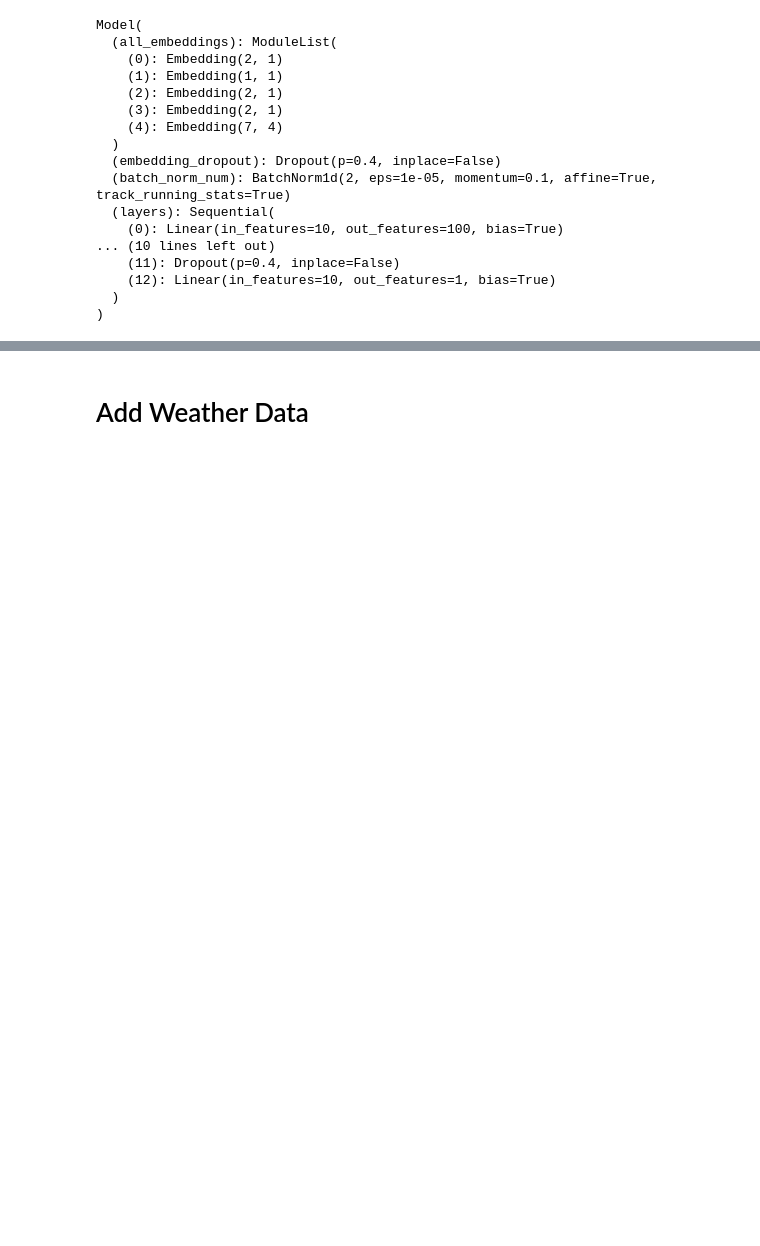
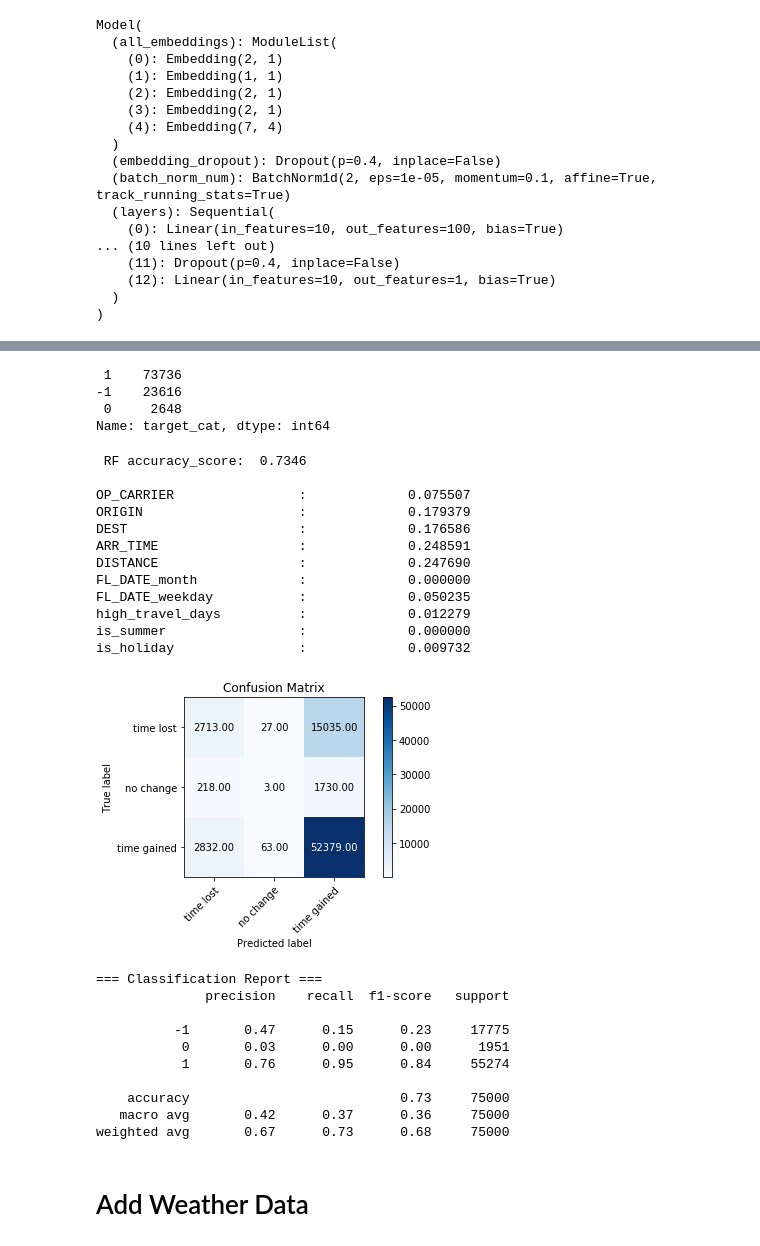
Before and after one commit to jcremaldi/DelayedFlightPredictor, a Jupyter notebook: Predicting Plane Delays.ipynb, the cells around one changed output, grey strips where cells are left out. Cells and saved outputs as stored; diff of their text form; code cells hidden in the pictures; blank space fills up the shorter version.

```diff
--- a/Predicting Plane Delays.ipynb
+++ b/Predicting Plane Delays.ipynb
@@ -660,0 +717,8 @@ Loss: 246.07218933
+# %%
+raw_data_rf = df_final.copy().head(100000)
+raw_data_rf['target_cat'] = 0
+print(raw_data_rf.columns)
+
+numerical_columns = ['ARR_TIME','DISTANCE']
+categorical_columns = ['OP_CARRIER','ORIGIN', 'DEST','FL_DATE_weekday']
+print(raw_data_rf.columns)
@@ -661,3 +754,50 @@ Loss: 246.07218933
+# %%
+print(raw_data_rf['target_cat'].value_counts())
+
+X = raw_data_rf.copy()
+y = X.pop('target_cat')
+classifier_rf = RandomForestClassifier(n_estimators = 300)
+X_train, X_test, y_train, y_test = train_test_split(X, y, train_size = .25)
+# %% [output]
+ 1    73736
+-1    23616
+ 0     2648
+Name: target_cat, dtype: int64
+# %%
+x_col = X.columns
+classifier_rf.fit(X_train, y_train)
+y_pred = classifier_rf.predict(X_test)
+print('\n', 'RF accuracy_score: ', accuracy_score(y_test, y_pred),'\n')
+for feat, importance in zip(x_col, classifier_rf.feature_importances_):
+    print('%-25s : %20f' % (feat, importance))
+
+print_results(y_test, y_pred, headers)
+table = classifier_rf.predict_proba(X_test)
+prediction_proba = pd.DataFrame(table, columns = headers)
+# %% [output]
+ RF accuracy_score:  0.7346
+
+OP_CARRIER                :             0.075507
+ORIGIN                    :             0.179379
+DEST                      :             0.176586
+ARR_TIME                  :             0.248591
+DISTANCE                  :             0.247690
+FL_DATE_month             :             0.000000
+FL_DATE_weekday           :             0.050235
+high_travel_days          :             0.012279
+is_summer                 :             0.000000
+is_holiday                :             0.009732
+[figure, added]
+=== Classification Report ===
+              precision    recall  f1-score   support
+
+          -1       0.47      0.15      0.23     17775
+           0       0.03      0.00      0.00      1951
+           1       0.76      0.95      0.84     55274
+
+    accuracy                           0.73     75000
+   macro avg       0.42      0.37      0.36     75000
+weighted avg       0.67      0.73      0.68     75000
 # %% [markdown]
 # Add Weather Data
 # %%
```
Also changed, not shown: parts of 19 cells of this notebook.
